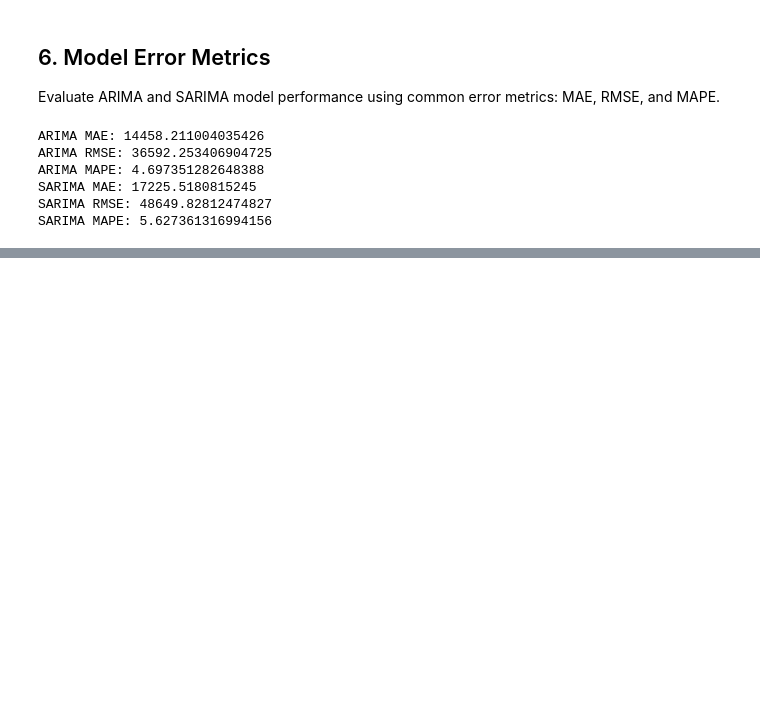
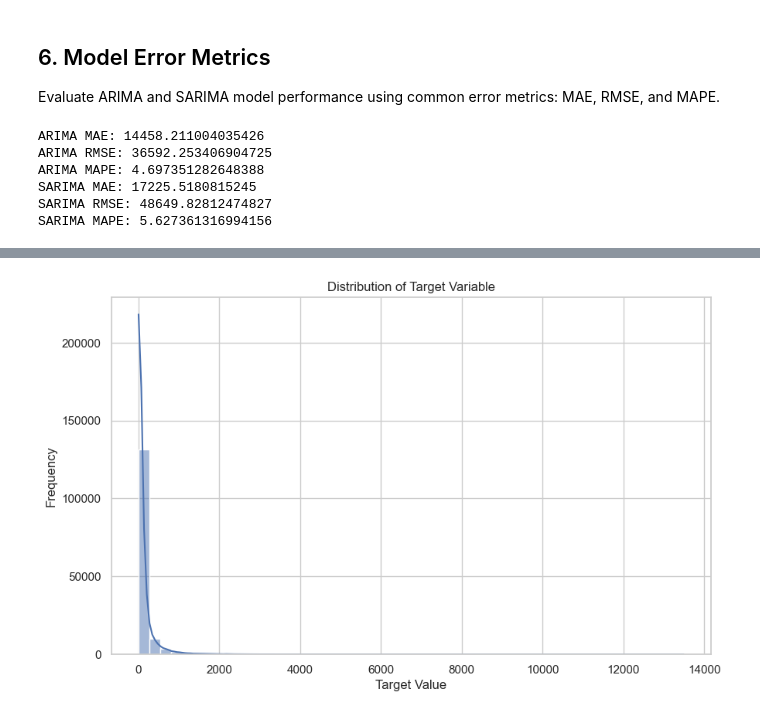
Before and after one commit to AnaPrec07/porygon-demand-forecasting, a Jupyter notebook: src/notebooks/eda_notebooks/target_evolution/total_sum_target_analysis.ipynb, the cells around one changed output, grey strips where cells are left out. Saved outputs shown, nothing was run; the diff lists cells and outputs as text; code cells hidden in the pictures; blank space fills up the shorter version.

Commit message:
POPIP-153: Enable target analysis notebook in documentation.

```diff
--- a/src/notebooks/eda_notebooks/target_evolution/total_sum_target_analysis.ipynb
+++ b/src/notebooks/eda_notebooks/target_evolution/total_sum_target_analysis.ipynb
@@ -267,0 +270,11 @@ SARIMA MAPE: 5.627361316994156
+# %%
+# Distribution of the target variable (all items, all periods)
+plt.figure(figsize=(10, 6))
+sns.histplot(df[target_name], bins=50, kde=True)
+plt.title('Distribution of Target Variable')
+plt.xlabel('Target Value')
+plt.ylabel('Frequency')
+plt.grid(True)
+plt.show()
+# %% [output]
+[figure, added]
```
Also changed, not shown: parts of 8 cells of this notebook, 2 other files.
